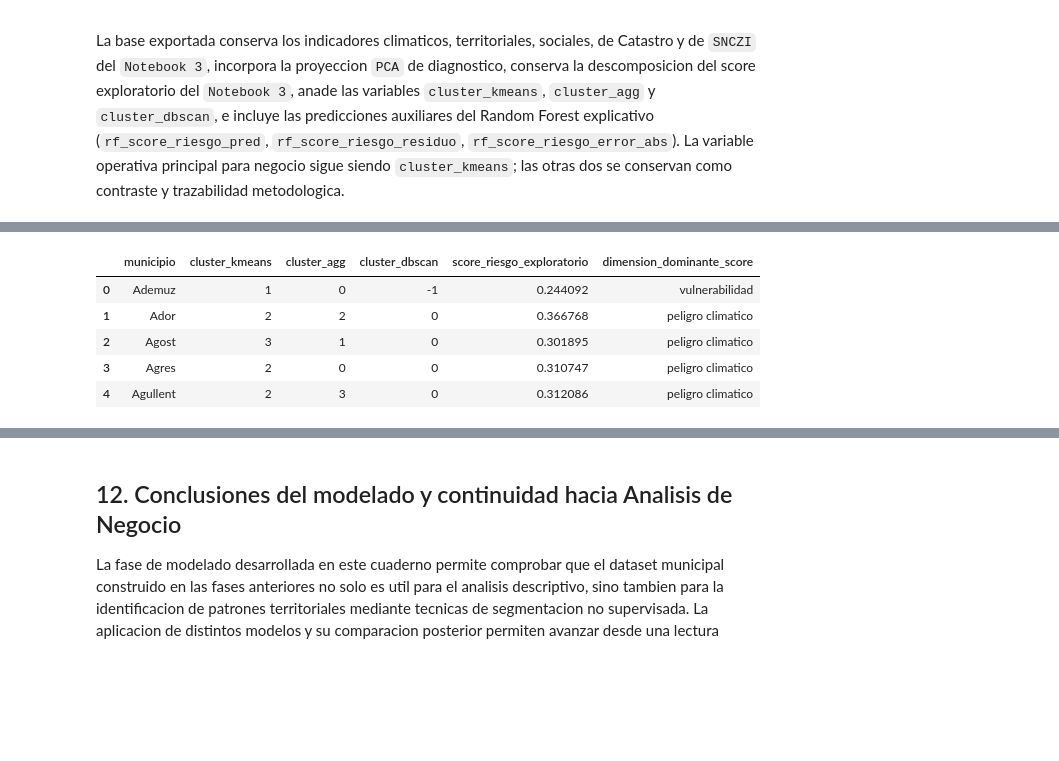
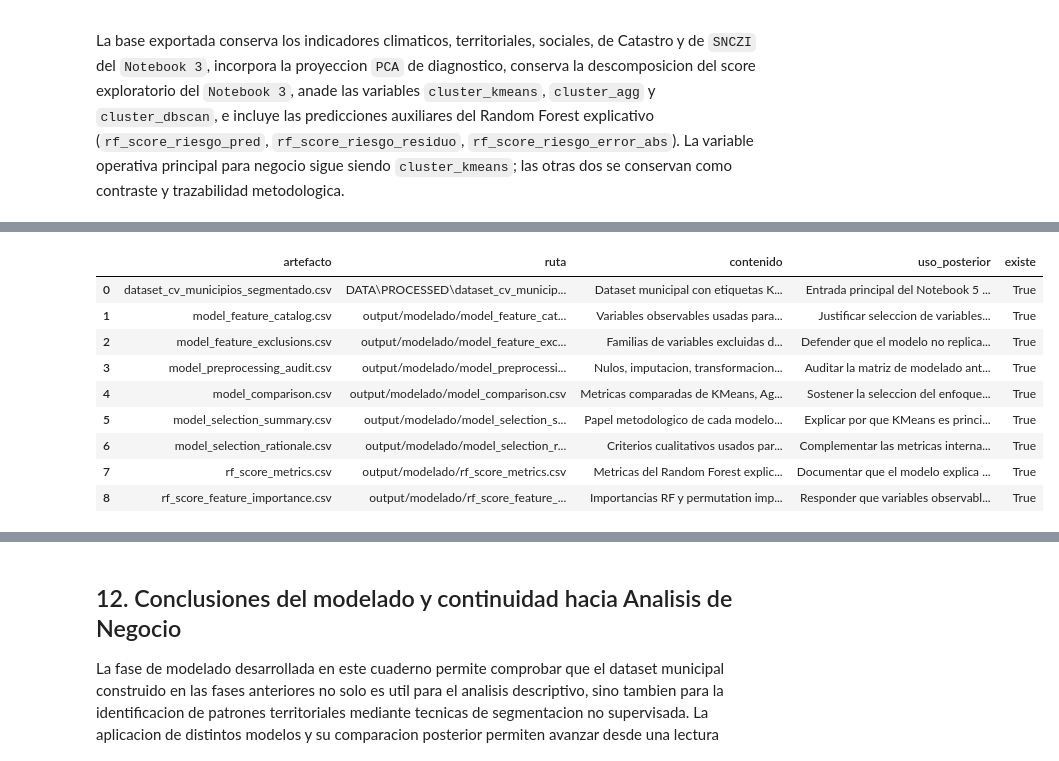
Before and after one commit to gonzalolarriba/modelo-geoespacial-riesgo-climatico, a Jupyter notebook: notebooks/notebook_4_modelado_segmentacion.ipynb, the cells around one changed output, grey strips where cells are left out. Saved outputs shown, nothing was run; the diff lists cells and outputs as text; code cells hidden in the pictures; blank space fills up the shorter version.

```diff
--- a/notebooks/notebook_4_modelado_segmentacion.ipynb
+++ b/notebooks/notebook_4_modelado_segmentacion.ipynb
@@ -1537,6 +1579,70 @@ assert df_mun["cluster_kmeans"].isna().sum() == 0, "Hay municipios sin cluster K
 assert df_mun["cluster_agg"].isna().sum() == 0, "Hay municipios sin cluster Agglomerative."
 assert df_mun["cluster_dbscan"].isna().sum() == 0, "Hay municipios sin etiqueta DBSCAN."
 
+model_artifacts_manifest = pd.DataFrame(
+    [
+        {
+            "artefacto": "dataset_cv_municipios_segmentado.csv",
+            "ruta": str(SEGMENTED_MUNICIPAL_FILE.relative_to(ROOT)),
+            "contenido": "Dataset municipal con etiquetas KMeans, Agglomerative, DBSCAN, PCA y predicciones auxiliares RF.",
+            "uso_posterior": "Entrada principal del Notebook 5 de analisis de negocio.",
+        },
+        {
+            "artefacto": "model_feature_catalog.csv",
+            "ruta": "output/modelado/model_feature_catalog.csv",
+            "contenido": "Variables observables usadas para entrenar KMeans, Agglomerative y Random Forest explicativo.",
+            "uso_posterior": "Justificar seleccion de variables y excluir scores compuestos del entrenamiento.",
+        },
+        {
+            "artefacto": "model_feature_exclusions.csv",
+            "ruta": "output/modelado/model_feature_exclusions.csv",
+            "contenido": "Familias de variables excluidas del entrenamiento y motivo metodologico.",
+            "uso_posterior": "Defender que el modelo no replica directamente el score heuristico ni usa trazabilidad tecnica.",
+        },
+        {
+            "artefacto": "model_preprocessing_audit.csv",
+            "ruta": "output/modelado/model_preprocessing_audit.csv",
+            "contenido": "Nulos, imputacion, transformaciones logaritmicas y estadisticos tras preprocesado.",
+            "uso_posterior": "Auditar la matriz de modelado antes de segmentacion y Random Forest.",
+        },
+        {
+            "artefacto": "model_comparison.csv",
+            "ruta": "output/modelado/model_comparison.csv",
+            "contenido": "Metricas comparadas de KMeans, Agglomerative y DBSCAN.",
+            "uso_posterior": "Sostener la seleccion del enfoque principal de segmentacion.",
+        },
+        {
+            "artefacto": "model_selection_summary.csv",
+            "ruta": "output/modelado/model_selection_summary.csv",
+            "contenido": "Papel metodologico de cada modelo y decision de uso dentro del TFG.",
+            "uso_posterior": "Explicar por que KMeans es principal y los otros modelos son contraste.",
+        },
+        {
+            "artefacto": "model_selection_rationale.csv",
+            "ruta": "output/modelado/model_selection_rationale.csv",
+            "contenido": "Criterios cualitativos usados para elegir el modelo principal.",
+            "uso_posterior": "Complementar las metricas internas con interpretabilidad y utilidad de negocio.",
+        },
+        {
+            "artefacto": "rf_score_metrics.csv",
+            "ruta": "output/modelado/rf_score_metrics.csv",
+            "contenido": "Metricas del Random Forest explicativo del score exploratorio.",
+            "uso_posterior": "Documentar que el modelo explica el indice, no siniestralidad real.",
+        },
+        {
+            "artefacto": "rf_score_feature_importance.csv",
+            "ruta": "output/modelado/rf_score_feature_importance.csv",
+            "contenido": "Importancias RF y permutation importance por variable y bloque.",
+            "uso_posterior": "Responder que variables observables influyen mas en el score exploratorio.",
+        },
+    ]
+)
+model_artifacts_manifest["existe"] = model_artifacts_manifest["ruta"].apply(lambda ruta: (ROOT / ruta).exists())
+model_artifacts_manifest.to_csv(MODEL_OUT / "manifest_artefactos_modelado.csv", index=False)
+
+print("Manifest de artefactos de modelado guardado en:", MODEL_OUT / "manifest_artefactos_modelado.csv")
+display(model_artifacts_manifest)
+
 display(df_mun[["municipio", "cluster_kmeans", "cluster_agg", "cluster_dbscan", "score_riesgo_exploratorio", "dimension_dominante_score"]].head())
 # %% [output]
 Base municipal segmentada guardada en: C:\Users\gonza\OneDrive\tfg\DATA\PROCESSED\dataset_cv_municipios_segmentado.csv
@@ -1550,6 +1657,10 @@ Municipios marcados como ruido por DBSCAN: 59
-|  | municipio | cluster_kmeans | cluster_agg | cluster_dbscan | score_riesgo_exploratorio | dimension_dominante_score |
-| 0 | Ademuz | 1 | 0 | -1 | 0.244092 | vulnerabilidad |
-| 1 | Ador | 2 | 2 | 0 | 0.366768 | peligro climatico |
-| 2 | Agost | 3 | 1 | 0 | 0.301895 | peligro climatico |
-| 3 | Agres | 2 | 0 | 0 | 0.310747 | peligro climatico |
-| 4 | Agullent | 2 | 3 | 0 | 0.312086 | peligro climatico |
+|  | artefacto | ruta | contenido | uso_posterior | existe |
+| 0 | dataset_cv_municipios_segmentado.csv | DATA\PROCESSED\dataset_cv_municip... | Dataset municipal con etiquetas K... | Entrada principal del Notebook 5 ... | True |
+| 1 | model_feature_catalog.csv | output/modelado/model_feature_cat... | Variables observables usadas para... | Justificar seleccion de variables... | True |
+| 2 | model_feature_exclusions.csv | output/modelado/model_feature_exc... | Familias de variables excluidas d... | Defender que el modelo no replica... | True |
+| 3 | model_preprocessing_audit.csv | output/modelado/model_preprocessi... | Nulos, imputacion, transformacion... | Auditar la matriz de modelado ant... | True |
+| 4 | model_comparison.csv | output/modelado/model_comparison.csv | Metricas comparadas de KMeans, Ag... | Sostener la seleccion del enfoque... | True |
+| 5 | model_selection_summary.csv | output/modelado/model_selection_s... | Papel metodologico de cada modelo... | Explicar por que KMeans es princi... | True |
+| 6 | model_selection_rationale.csv | output/modelado/model_selection_r... | Criterios cualitativos usados par... | Complementar las metricas interna... | True |
+| 7 | rf_score_metrics.csv | output/modelado/rf_score_metrics.csv | Metricas del Random Forest explic... | Documentar que el modelo explica ... | True |
+| 8 | rf_score_feature_importance.csv | output/modelado/rf_score_feature_... | Importancias RF y permutation imp... | Responder que variables observabl... | True |
```
Also changed, not shown: parts of 4 cells of this notebook, 2 other files.
